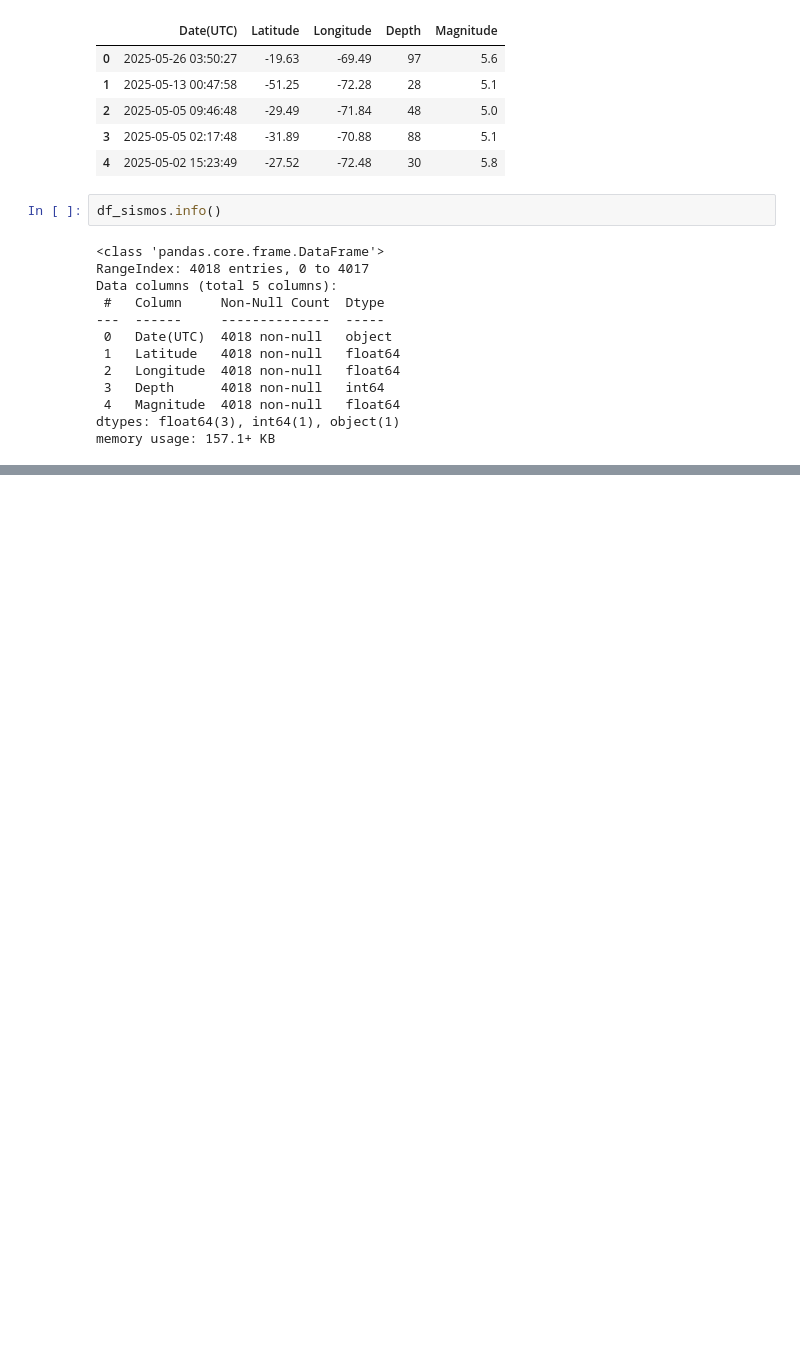
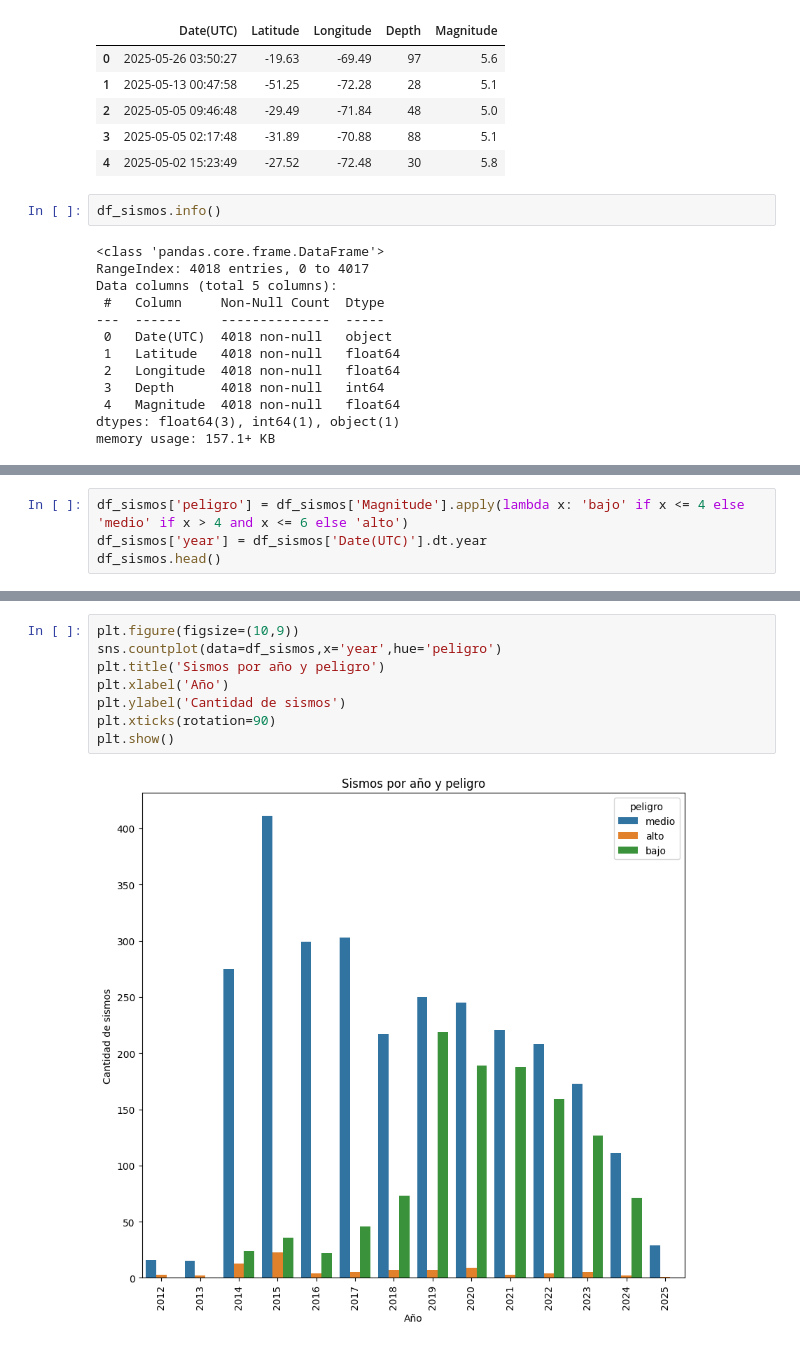
Before and after one commit to Branlut/terremos-Chile, a Jupyter notebook: analisis.ipynb, the cells around one changed output, grey strips where cells are left out. Drawn from its saved outputs; the diff is of its cells as text; blank space fills up the shorter version.

```diff
--- a/analisis.ipynb
+++ b/analisis.ipynb
@@ -27,0 +101,4 @@ memory usage: 157.1+ KB
+# %%
+df_sismos['peligro'] = df_sismos['Magnitude'].apply(lambda x: 'bajo' if x <= 4 else 'medio' if x > 4 and x <= 6 else 'alto')
+df_sismos['year'] = df_sismos['Date(UTC)'].dt.year
+df_sismos.head()
@@ -27,0 +112,10 @@ memory usage: 157.1+ KB
+# %%
+plt.figure(figsize=(10,9))
+sns.countplot(data=df_sismos,x='year',hue='peligro')
+plt.title('Sismos por año y peligro')
+plt.xlabel('Año')
+plt.ylabel('Cantidad de sismos')
+plt.xticks(rotation=90)
+plt.show()
+# %% [output]
+[figure, added]
```
Also changed, not shown: parts of 14 cells of this notebook.
